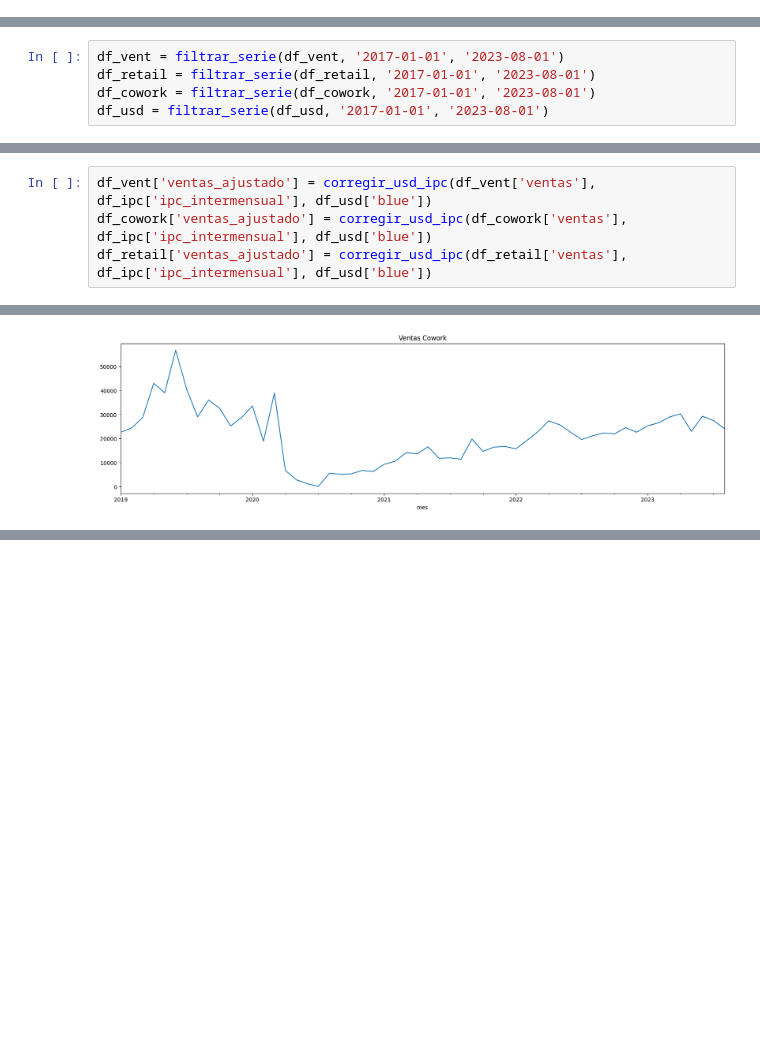
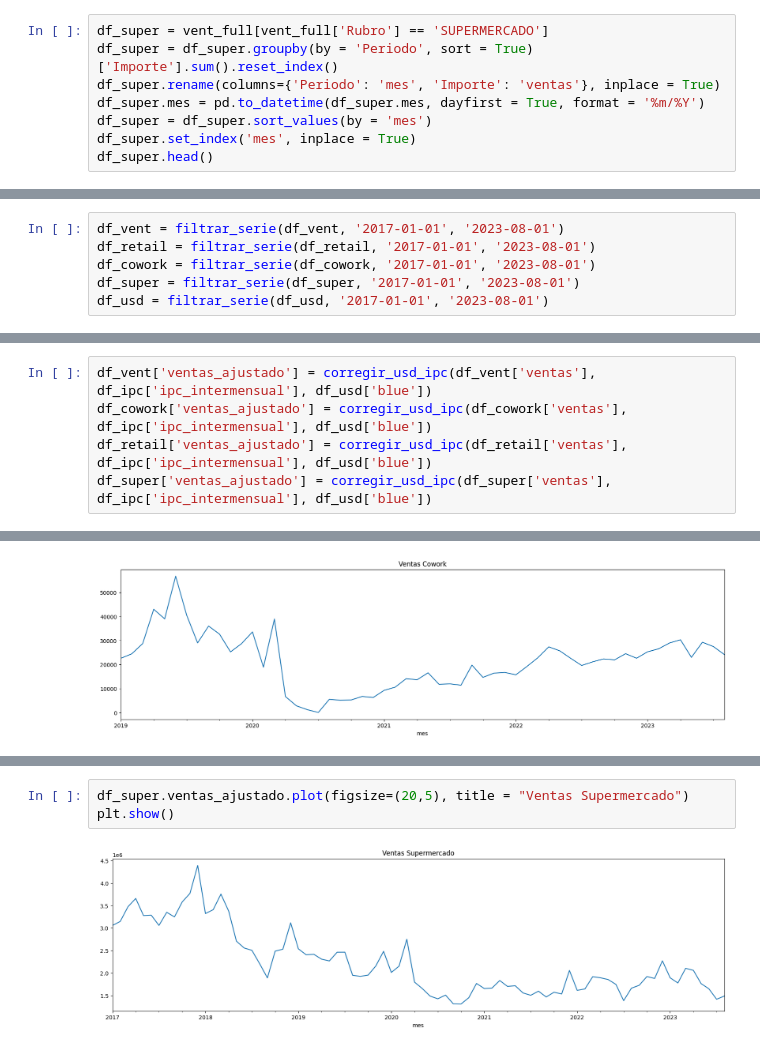
Before and after one commit to waldof86/AST, a Jupyter notebook: TP1/TP1 v2.ipynb, the cells around one changed output, grey strips where cells are left out. Cells and saved outputs as stored; diff of their text form; blank space fills up the shorter version.

```diff
--- a/TP1/TP1 v2.ipynb
+++ b/TP1/TP1 v2.ipynb
@@ -77,0 +87,8 @@ df_retail.head()
+# %%
+df_super = vent_full[vent_full['Rubro'] == 'SUPERMERCADO']
+df_super = df_super.groupby(by = 'Periodo', sort = True)['Importe'].sum().reset_index()
+df_super.rename(columns={'Periodo': 'mes', 'Importe': 'ventas'}, inplace = True)
+df_super.mes = pd.to_datetime(df_super.mes, dayfirst = True, format = '%m/%Y')
+df_super = df_super.sort_values(by = 'mes')
+df_super.set_index('mes', inplace = True)
+df_super.head()
@@ -105,6 +130,7 @@ def filtrar_serie(serie, start_date, end_date):
 df_vent = filtrar_serie(df_vent, '2017-01-01', '2023-08-01')
 df_retail = filtrar_serie(df_retail, '2017-01-01', '2023-08-01')
 df_cowork = filtrar_serie(df_cowork, '2017-01-01', '2023-08-01')
+df_super = filtrar_serie(df_super, '2017-01-01', '2023-08-01')
 df_usd = filtrar_serie(df_usd, '2017-01-01', '2023-08-01')
 # %%
 def corregir_usd_ipc(serie, ipc, dolar):
@@ -115,6 +141,7 @@ def corregir_usd_ipc(serie, ipc, dolar):
 df_vent['ventas_ajustado'] = corregir_usd_ipc(df_vent['ventas'], df_ipc['ipc_intermensual'], df_usd['blue'])
 df_cowork['ventas_ajustado'] = corregir_usd_ipc(df_cowork['ventas'], df_ipc['ipc_intermensual'], df_usd['blue'])
 df_retail['ventas_ajustado'] = corregir_usd_ipc(df_retail['ventas'], df_ipc['ipc_intermensual'], df_usd['blue'])
+df_super['ventas_ajustado'] = corregir_usd_ipc(df_super['ventas'], df_ipc['ipc_intermensual'], df_usd['blue'])
 # %%
 df_vent.ventas_ajustado.plot(figsize=(20,5), title = "Ventas Total")
 plt.show()
@@ -132,0 +160,5 @@ plt.show()
+# %%
+df_super.ventas_ajustado.plot(figsize=(20,5), title = "Ventas Supermercado")
+plt.show()
+# %% [output]
+[figure, added]
```
Also changed, not shown: parts of 33 cells of this notebook.
